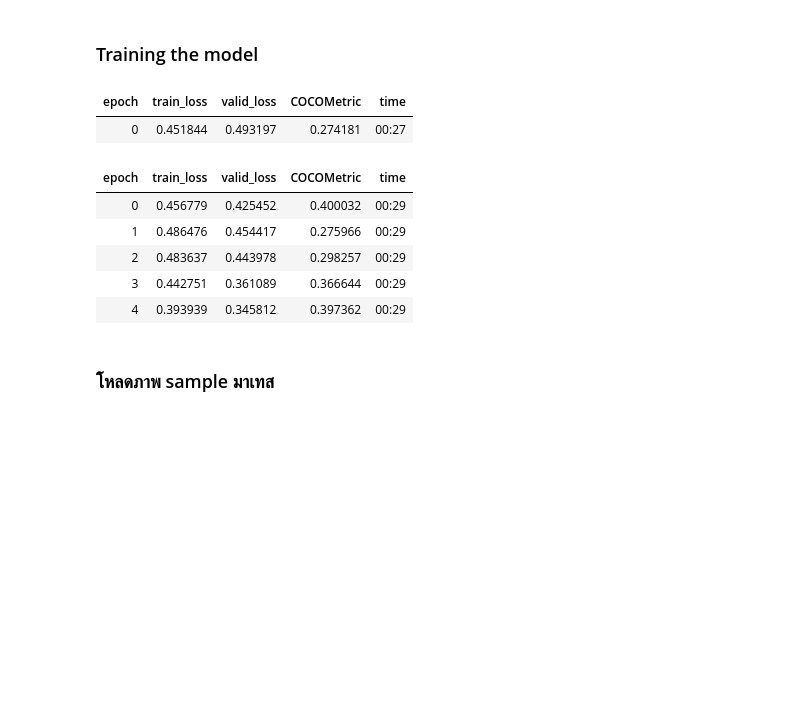
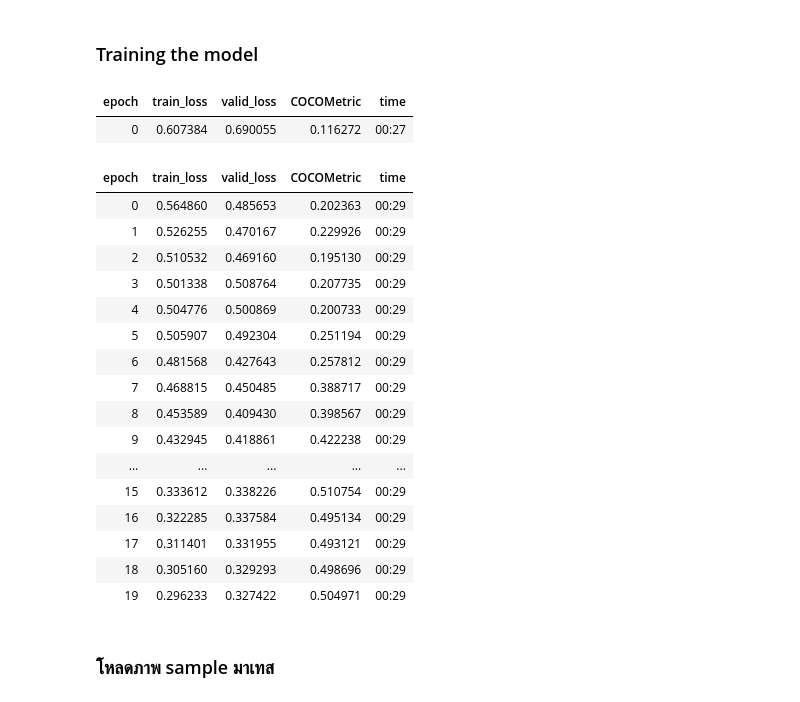
Before and after one commit to HRNPH/aibs_mask_detection_icevision_yolov5, a Jupyter notebook: MASK_Detection_with_icevision_yolov5.ipynb, the cells around one changed output. Cells and saved outputs as stored; diff of their text form; code cells hidden in the pictures; blank space fills up the shorter version.

```diff
--- a/MASK_Detection_with_icevision_yolov5.ipynb
+++ b/MASK_Detection_with_icevision_yolov5.ipynb
@@ -166,16 +212,30 @@ SuggestedLRs(valley=0.0010000000474974513)
 # %% [markdown]
 ### Training the model
+# %%
+epoch = 20
+learning_rate = 1e-2
 # %%
-learn.fine_tune(5, 1e-2, freeze_epochs=1)
+learn.fine_tune(epoch, learning_rate, freeze_epochs=1)
 # %% [output]
 | epoch | train_loss | valid_loss | COCOMetric | time |
-| 0 | 0.451844 | 0.493197 | 0.274181 | 00:27 |
+| 0 | 0.607384 | 0.690055 | 0.116272 | 00:27 |
 | epoch | train_loss | valid_loss | COCOMetric | time |
-| 0 | 0.456779 | 0.425452 | 0.400032 | 00:29 |
-| 1 | 0.486476 | 0.454417 | 0.275966 | 00:29 |
-| 2 | 0.483637 | 0.443978 | 0.298257 | 00:29 |
-| 3 | 0.442751 | 0.361089 | 0.366644 | 00:29 |
-| 4 | 0.393939 | 0.345812 | 0.397362 | 00:29 |
+| 0 | 0.564860 | 0.485653 | 0.202363 | 00:29 |
+| 1 | 0.526255 | 0.470167 | 0.229926 | 00:29 |
+| 2 | 0.510532 | 0.469160 | 0.195130 | 00:29 |
+| 3 | 0.501338 | 0.508764 | 0.207735 | 00:29 |
+| 4 | 0.504776 | 0.500869 | 0.200733 | 00:29 |
+| 5 | 0.505907 | 0.492304 | 0.251194 | 00:29 |
+| 6 | 0.481568 | 0.427643 | 0.257812 | 00:29 |
+| 7 | 0.468815 | 0.450485 | 0.388717 | 00:29 |
+| 8 | 0.453589 | 0.409430 | 0.398567 | 00:29 |
+| 9 | 0.432945 | 0.418861 | 0.422238 | 00:29 |
+| ... | ... | ... | ... | ... |
+| 15 | 0.333612 | 0.338226 | 0.510754 | 00:29 |
+| 16 | 0.322285 | 0.337584 | 0.495134 | 00:29 |
+| 17 | 0.311401 | 0.331955 | 0.493121 | 00:29 |
+| 18 | 0.305160 | 0.329293 | 0.498696 | 00:29 |
+| 19 | 0.296233 | 0.327422 | 0.504971 | 00:29 |
 # %% [markdown]
 ### โหลดภาพ sample มาเทส
 # %%
```
Also changed, not shown: parts of 10 cells of this notebook.
